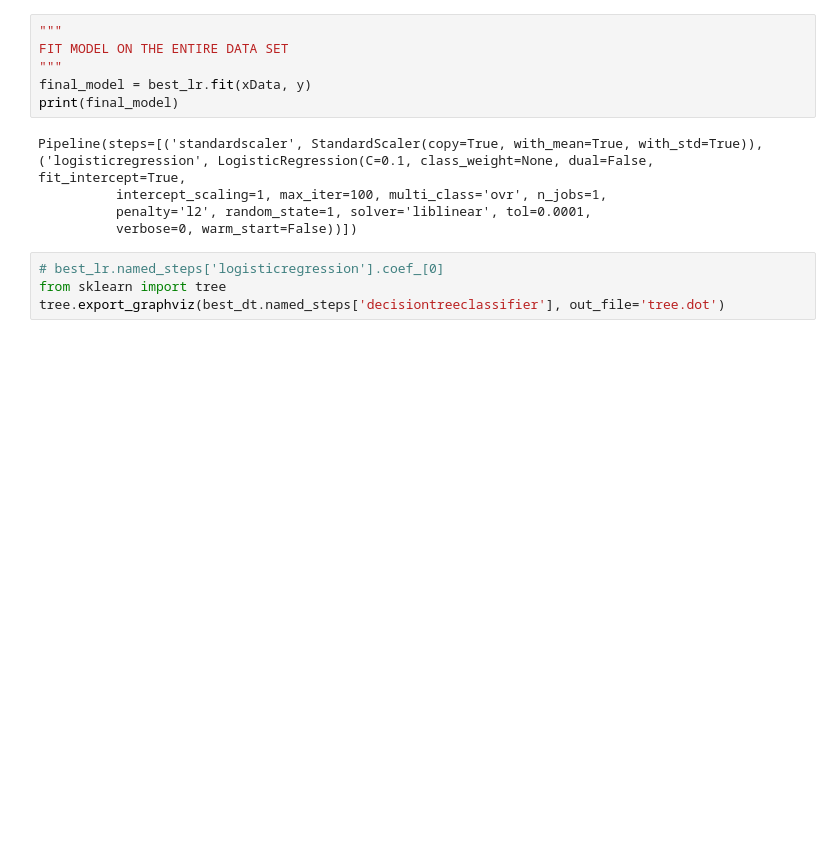
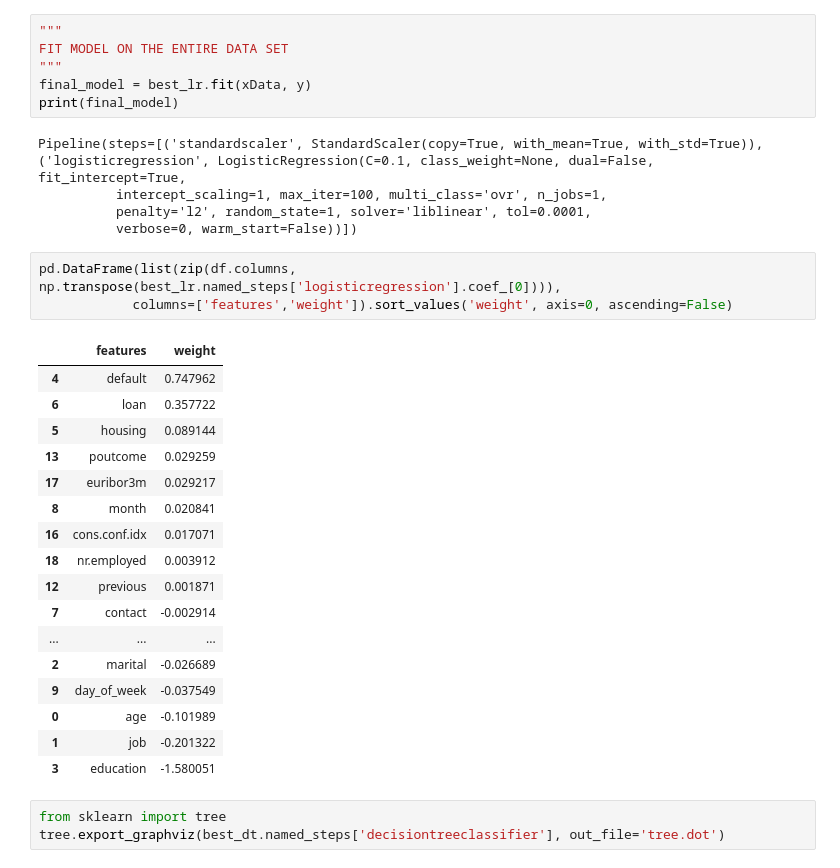
Before and after one commit to kwarodom/sidtechtalent, a Jupyter notebook: ML-Week3/Exercise/exercise.ipynb, the cells around one changed output. Saved outputs shown, nothing was run; the diff lists cells and outputs as text; blank space fills up the shorter version.

Commit message:
print logistic regression weight

```diff
--- a/ML-Week3/Exercise/exercise.ipynb
+++ b/ML-Week3/Exercise/exercise.ipynb
@@ -292,7 +292,27 @@ Pipeline(steps=[('standardscaler', StandardScaler(copy=True, with_mean=True, wit
           intercept_scaling=1, max_iter=100, multi_class='ovr', n_jobs=1,
           penalty='l2', random_state=1, solver='liblinear', tol=0.0001,
           verbose=0, warm_start=False))])
+# %%
+pd.DataFrame(list(zip(df.columns, np.transpose(best_lr.named_steps['logisticregression'].coef_[0]))),
+            columns=['features','weight']).sort_values('weight', axis=0, ascending=False)
+# %% [output]
+|  | features | weight |
+| 4 | default | 0.747962 |
+| 6 | loan | 0.357722 |
+| 5 | housing | 0.089144 |
+| 13 | poutcome | 0.029259 |
+| 17 | euribor3m | 0.029217 |
+| 8 | month | 0.020841 |
+| 16 | cons.conf.idx | 0.017071 |
+| 18 | nr.employed | 0.003912 |
+| 12 | previous | 0.001871 |
+| 7 | contact | -0.002914 |
+| ... | ... | ... |
+| 2 | marital | -0.026689 |
+| 9 | day_of_week | -0.037549 |
+| 0 | age | -0.101989 |
+| 1 | job | -0.201322 |
+| 3 | education | -1.580051 |
 # %%
-# best_lr.named_steps['logisticregression'].coef_[0]
 from sklearn import tree
 tree.export_graphviz(best_dt.named_steps['decisiontreeclassifier'], out_file='tree.dot')
```
